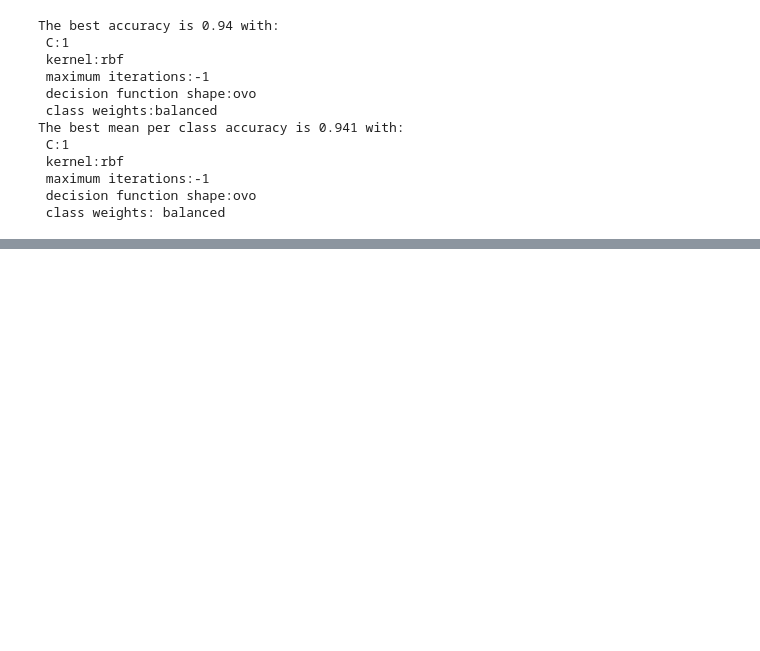
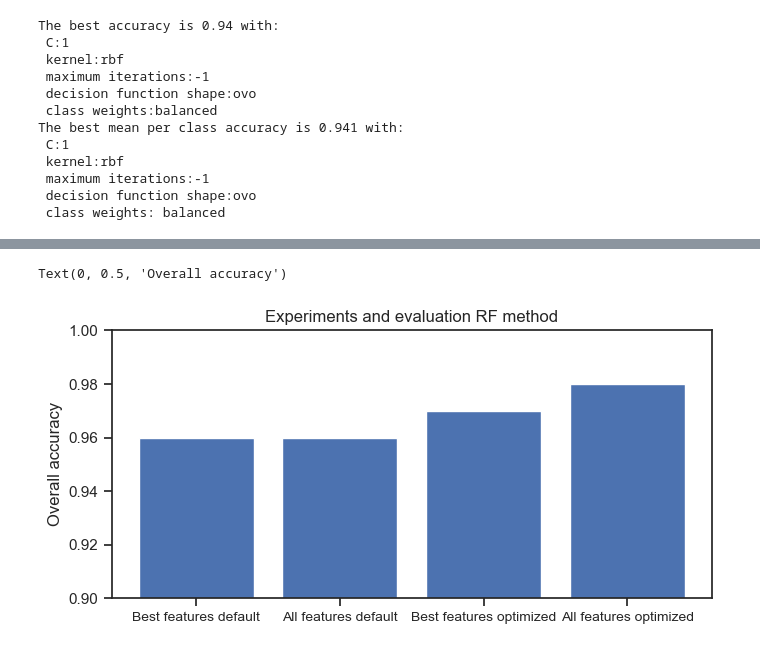
Before and after one commit to shreyakejriwal02/GEO5017_Group_13, a Jupyter notebook: Assignment_2_paolo.ipynb, the cells around one changed output, grey strips where cells are left out. Drawn from its saved outputs; the diff is of its cells as text; code cells hidden in the pictures; blank space fills up the shorter version.

```diff
--- a/Assignment_2_paolo.ipynb
+++ b/Assignment_2_paolo.ipynb
@@ -158,3 +162,4 @@ The best mean per class accuracy is 0.941 with:
 # %%
-functions.HyperparameterRF(X, y, 0.2)
-functions.HyperparameterRF(X_updated_rf, y, 0.2)
+# Tuning the hyperparameters for Random Forest
+rf_acc_6f, rf_dict_6f = functions.HyperparameterRF(X, y, 0.2)
+rf_acc_4f, rf_dict_4f = functions.HyperparameterRF(X_updated_rf, y, 0.2)
@@ -161 +184,13 @@ functions.HyperparameterRF(X_updated_rf, y, 0.2)
+# %%
+# barplot of some experiments with RF method
+x_bar_RF = ['Best features default', 'All features default', 'Best features optimized', 'All features optimized']
+y_bar_RF = [b_rf_accuracy, rf_accuracy, rf_acc_4f, rf_acc_6f]
+plt.bar(x_bar_RF, y_bar_RF)
+plt.ylim(0.9, 1)
+plt.xticks(size=10)
+plt.title('Experiments and evaluation RF method')
+plt.ylabel('Overall accuracy')
+# %% [output]
+Text(0, 0.5, 'Overall accuracy')
+[figure, added]
 # %%
```
Also changed, not shown: parts of 9 cells of this notebook, 1 other file.
